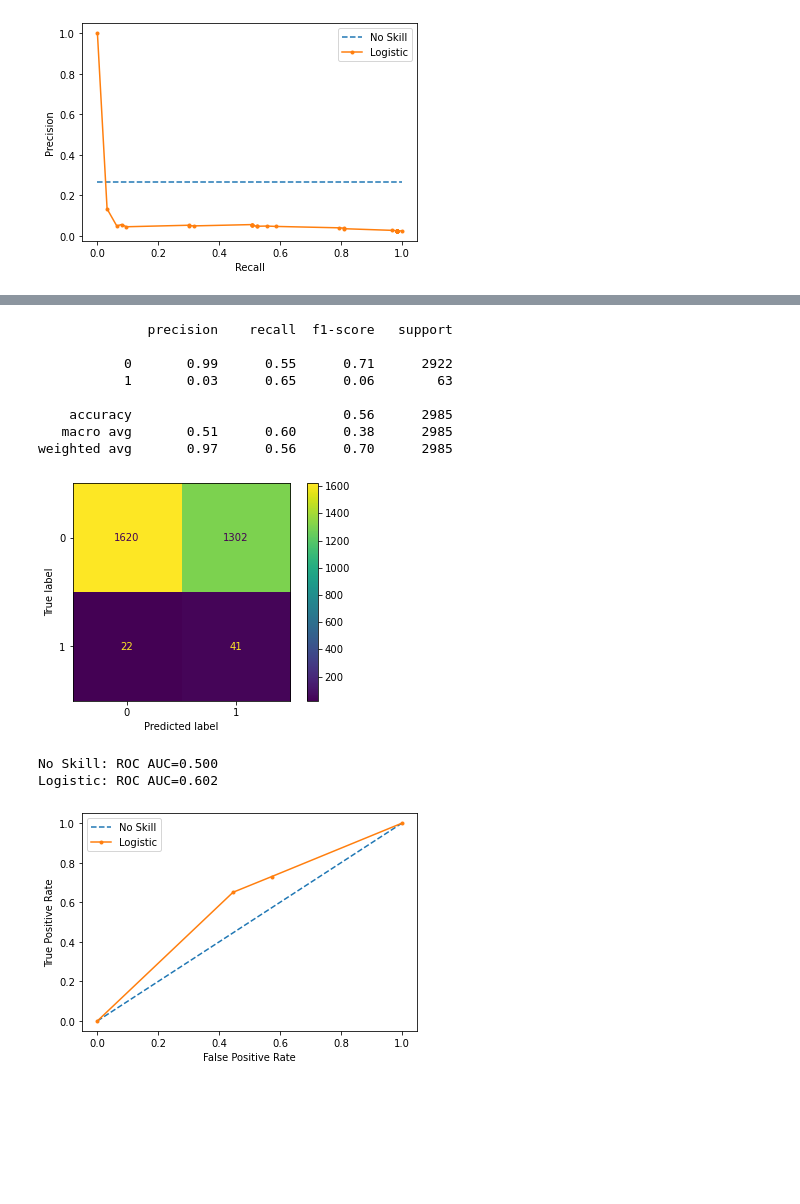
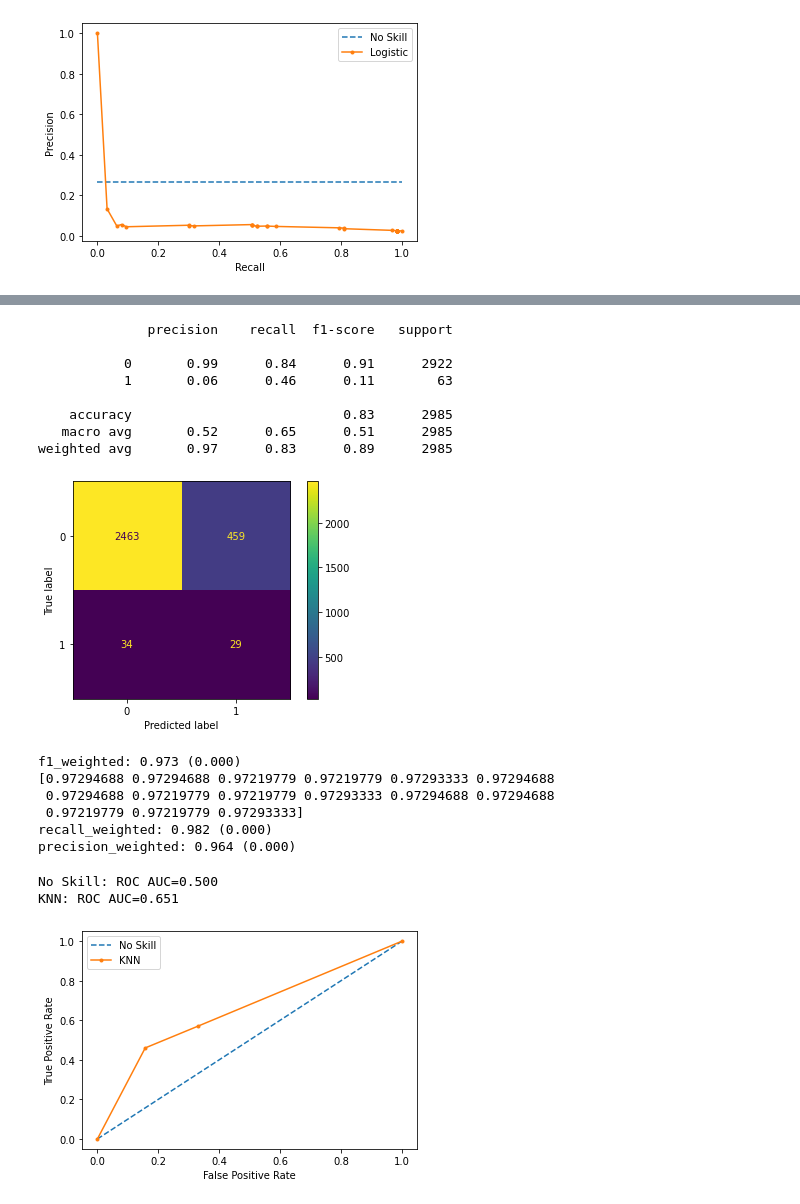
Before and after one commit to gvi86113/CustomerRiskRatingModel, a Jupyter notebook: CRR project_unique.ipynb, the cells around one changed output, grey strips where cells are left out. Drawn from its saved outputs; the diff is of its cells as text; code cells hidden in the pictures; blank space fills up the shorter version.

```diff
--- a/CRR project_unique.ipynb
+++ b/CRR project_unique.ipynb
@@ -471,9 +471,11 @@ SCREEN_df
 | 9948 | 0 | 1 | 2 | 0 | 0 | 0 |
 9949 rows × 6 columns
 # %%
+# 測試集先獨立切好，不要受到後續 Resampling 的影響
+# 用大寫 X,Y 作區別，重採樣後皆用小寫
 # slice the test data before we resample it
 # set a seed code to ensure output can be comparable
 X = SCREEN_df.iloc[:, 0:-1]
-y = SCREEN_df['SAR']
+Y = SCREEN_df['SAR']
 from sklearn.model_selection import train_test_split
-x_train, x_test, y_train, y_test = train_test_split(X, y, test_size=0.3,random_state=42)
+X_train, X_test, Y_train, Y_test = train_test_split(X, Y, test_size=0.3,random_state=42)
@@ -543,9 +545,9 @@ NM2_df
 # Resampling: SMOTE
 from imblearn.over_sampling import SMOTE
 oversample = SMOTE()
-X = SCREEN_df.iloc[:, 0:-1]
+x = SCREEN_df.iloc[:, 0:-1]
 y = SCREEN_df['SAR']
-X, y = oversample.fit_resample(X, y)
+x, y = oversample.fit_resample(x, y)
 
 counter = Counter(y)
 print(counter)
@@ -554,7 +556,7 @@ print(counter)
 # %% [output]
 Counter({0: 9767, 1: 9767})
 # %%
-SMOTE_df = pd.concat([X,y], axis=1, ignore_index=False)
+SMOTE_df = pd.concat([x,y], axis=1, ignore_index=False)
 SMOTE_df
 # %% [output]
 |  | IX_FG | AMT_RANGE | CMFCUS1_ADR_CNT | LN_TYP_1 | CORP_TYPE_4 | SAR |
@@ -1035,30 +1126,55 @@ Logit Regression Results
 x = SMOTE_df[SMOTE_df.columns[0:-1]]
 y = SMOTE_df[SMOTE_df.columns[-1]]
 
-x_train, x_test1, y_train, y_test1 = train_test_split(x, y, test_size=0.3,random_state=42)
+x_train, x_test, y_train, y_test = train_test_split(x, y, test_size=0.3,random_state=42)
 
 from sklearn.neighbors import KNeighborsClassifier
 model = KNeighborsClassifier(n_neighbors=2)
 model.fit(x_train,y_train)
 
-y_pred = model.predict(x_test)
+Y_pred = model.predict(X_test)
 
-print(classification_report(y_test,y_pred))
+print(classification_report(Y_test,Y_pred))
 # %% [output]
               precision    recall  f1-score   support
 
-           0       0.99      0.55      0.71      2922
-           1       0.03      0.65      0.06        63
+           0       0.99      0.84      0.91      2922
+           1       0.06      0.46      0.11        63
 
-    accuracy                           0.56      2985
-   macro avg       0.51      0.60      0.38      2985
-weighted avg       0.97      0.56      0.70      2985
+    accuracy                           0.83      2985
+   macro avg       0.52      0.65      0.51      2985
+weighted avg       0.97      0.83      0.89      2985
 # %%
 from sklearn.metrics import plot_confusion_matrix
-plot_confusion_matrix(model, x_test, y_test)
+plot_confusion_matrix(model, X_test, Y_test)
 plt.show()
 # %% [output]
-[figure, old version]
+[figure, new version]
+# %%
+# Cross Validation
+from sklearn.model_selection import cross_val_score
+from sklearn.model_selection import RepeatedStratifiedKFold
+
+# evaluate the model
+cv = RepeatedStratifiedKFold(n_splits=5, n_repeats=3, random_state=42)
+n_scores = cross_val_score(model, X, Y, scoring='f1_weighted', cv=cv, n_jobs=-1, error_score='raise')
+
+# report performance
+print('f1_weighted: %.3f (%.3f)' % (np.mean(n_scores), np.std(n_scores)))
+print(n_scores)
+
+n_scores = cross_val_score(model, X, Y, scoring='recall_weighted', cv=cv, n_jobs=-1, error_score='raise')
+print('recall_weighted: %.3f (%.3f)' % (np.mean(n_scores), np.std(n_scores)))
+
+n_scores = cross_val_score(model, X, Y, scoring='precision_weighted', cv=cv, n_jobs=-1, error_score='raise')
+print('precision_weighted: %.3f (%.3f)' % (np.mean(n_scores), np.std(n_scores)))
+# %% [output]
+f1_weighted: 0.973 (0.000)
+[0.97294688 0.97294688 0.97219779 0.97219779 0.97293333 0.97294688
+ 0.97294688 0.97219779 0.97219779 0.97293333 0.97294688 0.97294688
+ 0.97219779 0.97219779 0.97293333]
+recall_weighted: 0.982 (0.000)
+precision_weighted: 0.964 (0.000)
 # %%
 # ROC curve
 
@@ -1066,23 +1182,23 @@ from sklearn.metrics import roc_curve
 from sklearn.metrics import roc_auc_score
 
 # generate a no skill prediction (majority class)
-ns_probs = [0 for _ in range(len(y_test))]
+ns_probs = [0 for _ in range(len(Y_test))]
 # predict probabilities
-lr_probs = model.predict_proba(x_test)
+lr_probs = model.predict_proba(X_test)
 # keep probabilities for the positive outcome only
 lr_probs = lr_probs[:, 1]
 # calculate scores
-ns_auc = roc_auc_score(y_test, ns_probs)
-lr_auc = roc_auc_score(y_test, lr_probs)
+ns_auc = roc_auc_score(Y_test, ns_probs)
+lr_auc = roc_auc_score(Y_test, lr_probs)
 # summarize scores
 print('No Skill: ROC AUC=%.3f' % (ns_auc))
-print('Logistic: ROC AUC=%.3f' % (lr_auc))
+print('KNN: ROC AUC=%.3f' % (lr_auc))
 # calculate roc curves
-ns_fpr, ns_tpr, _ = roc_curve(y_test, ns_probs)
-lr_fpr, lr_tpr, _ = roc_curve(y_test, lr_probs)
+ns_fpr, ns_tpr, _ = roc_curve(Y_test, ns_probs)
+lr_fpr, lr_tpr, _ = roc_curve(Y_test, lr_probs)
 # plot the roc curve for the model
 plt.plot(ns_fpr, ns_tpr, linestyle='--', label='No Skill')
-plt.plot(lr_fpr, lr_tpr, marker='.', label='Logistic')
+plt.plot(lr_fpr, lr_tpr, marker='.', label='KNN')
 # axis labels
 plt.xlabel('False Positive Rate')
 plt.ylabel('True Positive Rate')
@@ -1092,8 +1208,8 @@ plt.legend()
 plt.show()
 # %% [output]
 No Skill: ROC AUC=0.500
-Logistic: ROC AUC=0.602
+KNN: ROC AUC=0.651
-[figure, old version]
+[figure, new version]
 # %%
 # PR curve
 
```
Also changed, not shown: parts of 63 cells of this notebook.
